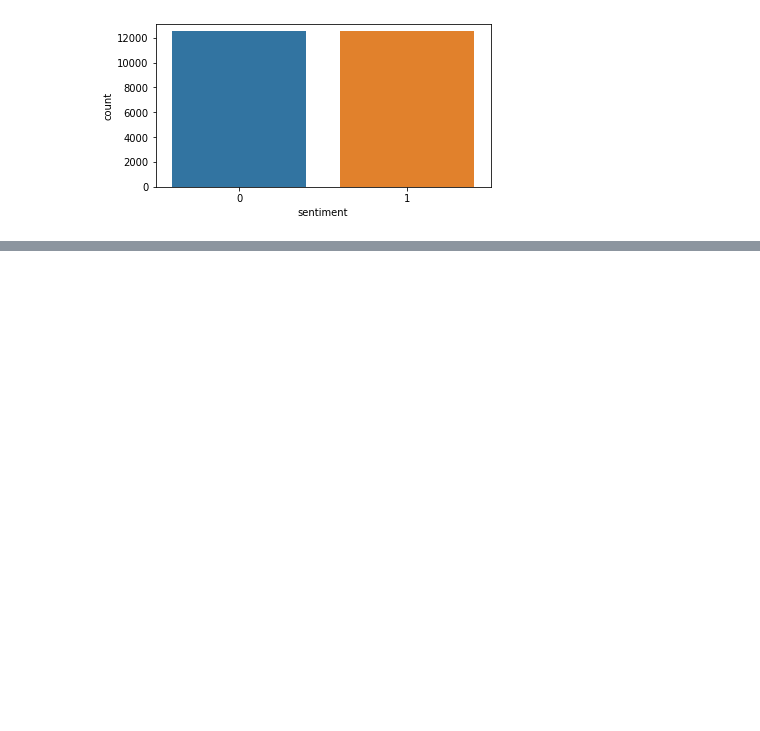
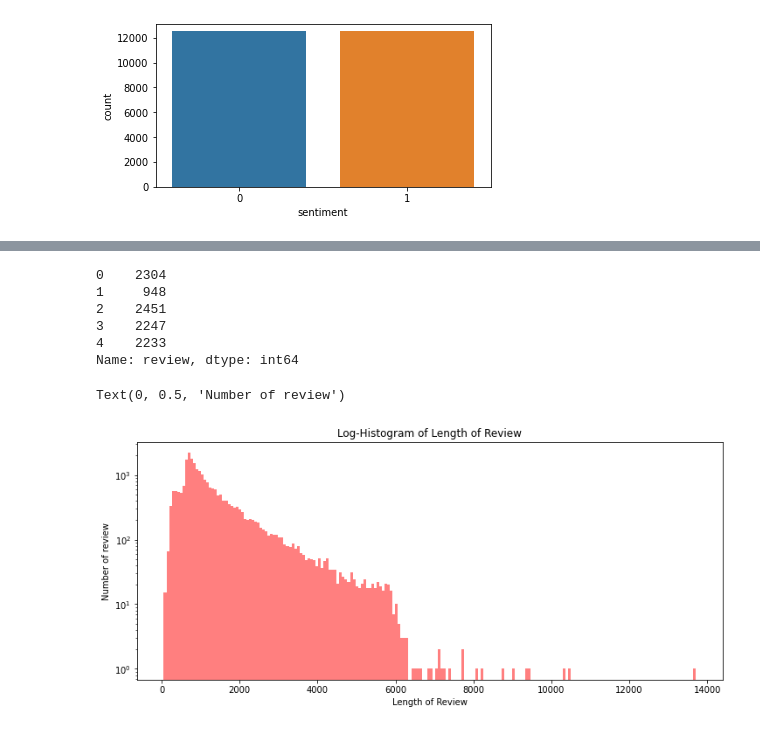
Before and after one commit to Jisang-hwang93/Machine-Learning-for-Study, a Jupyter notebook: 02 머신러닝으로 시작하는 자연어처리.ipynb, the cells around one changed output, grey strips where cells are left out. Cells and saved outputs as stored; diff of their text form; code cells hidden in the pictures; blank space fills up the shorter version.

```diff
--- a/02 머신러닝으로 시작하는 자연어처리.ipynb
+++ b/02 머신러닝으로 시작하는 자연어처리.ipynb
@@ -415,0 +422,10 @@ plt.show()
+# %%
+import numpy as np
+import pandas as pd
+import os
+import matplotlib.pyplot as plt
+import seaborn as sns
+%matplotlib inline  # 그래프를 주피터 노트북에서 바로 그리도록 함d
+
+train_data = pd.read_csv('/content/nlp_tutorial/labeledTrainData.tsv', header=0, delimiter='\t', quoting=3)
+train_data
@@ -415,0 +446,23 @@ plt.show()
+# %%
+# 각 데이터의 문자 길이
+train_length = train_data['review'].apply(len)
+train_length.head()
+# %% [output]
+0    2304
+1     948
+2    2451
+3    2247
+4    2233
+Name: review, dtype: int64
+# %%
+# 각 리뷰의 길이 시각화
+plt.figure(figsize=(12,5))
+# 히스토그램 이용
+plt.hist(train_length, bins=200, alpha=0.5, color='r', label='word')
+plt.yscale('log', nonposy='clip')
+plt.title('Log-Histogram of Length of Review')
+plt.xlabel('Length of Review')
+plt.ylabel('Number of review')
+# %% [output]
+Text(0, 0.5, 'Number of review')
+[figure, added]
```
Also changed, not shown: parts of 19 cells of this notebook.
